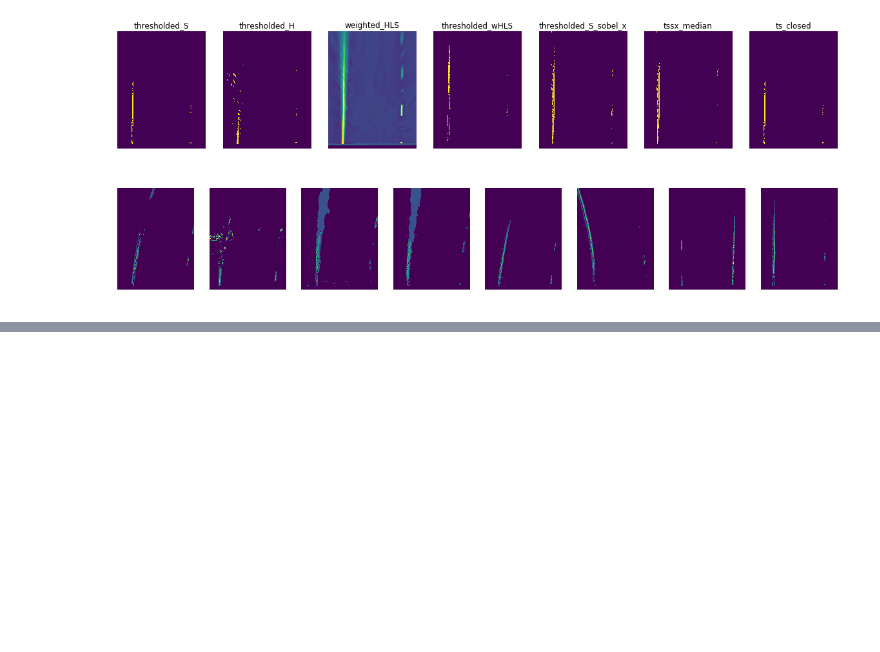
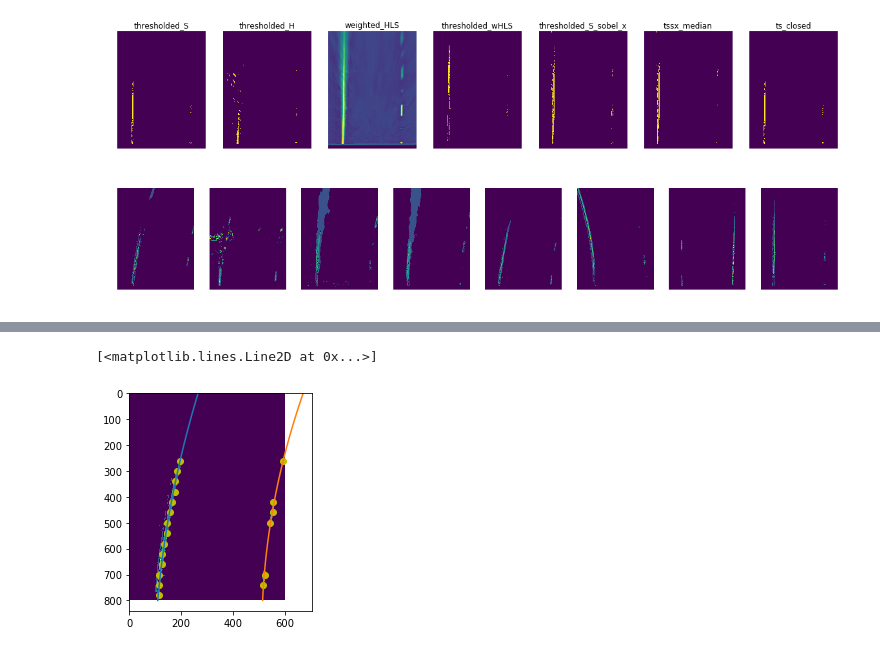
Before and after one commit to semeniuta/CarND-Advanced-Lane-Lines, a Jupyter notebook: advanced_lane_finding_proto.ipynb, the cells around one changed output, grey strips where cells are left out. Drawn from its saved outputs; the diff is of its cells as text; code cells hidden in the pictures; blank space fills up the shorter version.

```diff
--- a/advanced_lane_finding_proto.ipynb
+++ b/advanced_lane_finding_proto.ipynb
@@ -226,0 +353,28 @@ for i, im in enumerate(warped_images):
+# %%
+runner.run(image=warped_images[4])
+left, right = split_image_lr( runner['mega_image'] )
+
+target_cells_left = lane_cells(left, 30, 20)
+target_cells_coords_left = lane_cells_real_coords(target_cells_left, left, 30, 20)
+p_coefs_left = np.polyfit(target_cells_coords_left[:, 1], target_cells_coords_left[:, 0], 2)
+
+target_cells_right = lane_cells(right, 30, 20)
+target_cells_coords_right = lane_cells_real_coords(target_cells_right, right, 30, 20)
+target_cells_coords_right[:, 0] += left.shape[1]
+p_coefs_right = np.polyfit(target_cells_coords_right[:, 1], target_cells_coords_right[:, 0], 2)
+
+# PLOTTING
+
+poly_left = get_polynomial_2(p_coefs_left)
+poly_right = get_polynomial_2(p_coefs_right)
+
+plt.imshow( runner['mega_image'] )
+plt.plot(target_cells_coords_left[:, 0], target_cells_coords_left[:, 1], 'yo')
+plt.plot(target_cells_coords_right[:, 0], target_cells_coords_right[:, 1], 'yo')
+
+poly_y = np.linspace(0, runner['mega_image'].shape[0])
+plt.plot(poly_left(poly_y), poly_y)
+plt.plot(poly_right(poly_y), poly_y)
+# %% [output]
+[<matplotlib.lines.Line2D at 0x...>]
+[figure, added]
```
Also changed, not shown: parts of 3 cells of this notebook.
